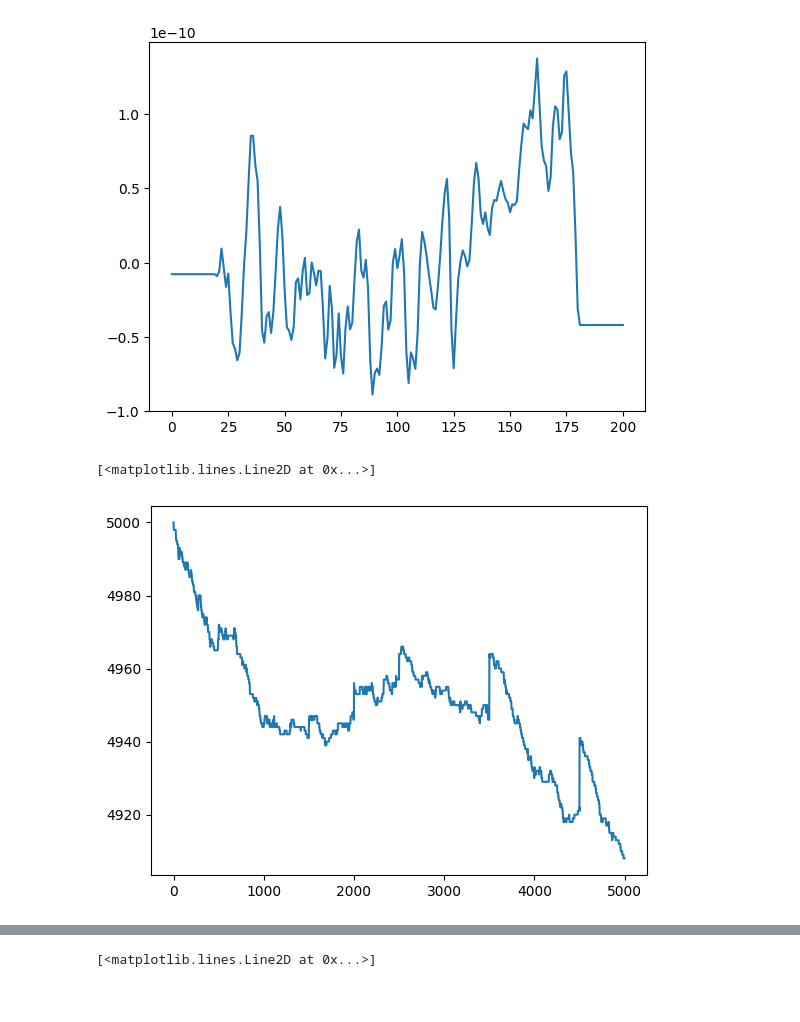
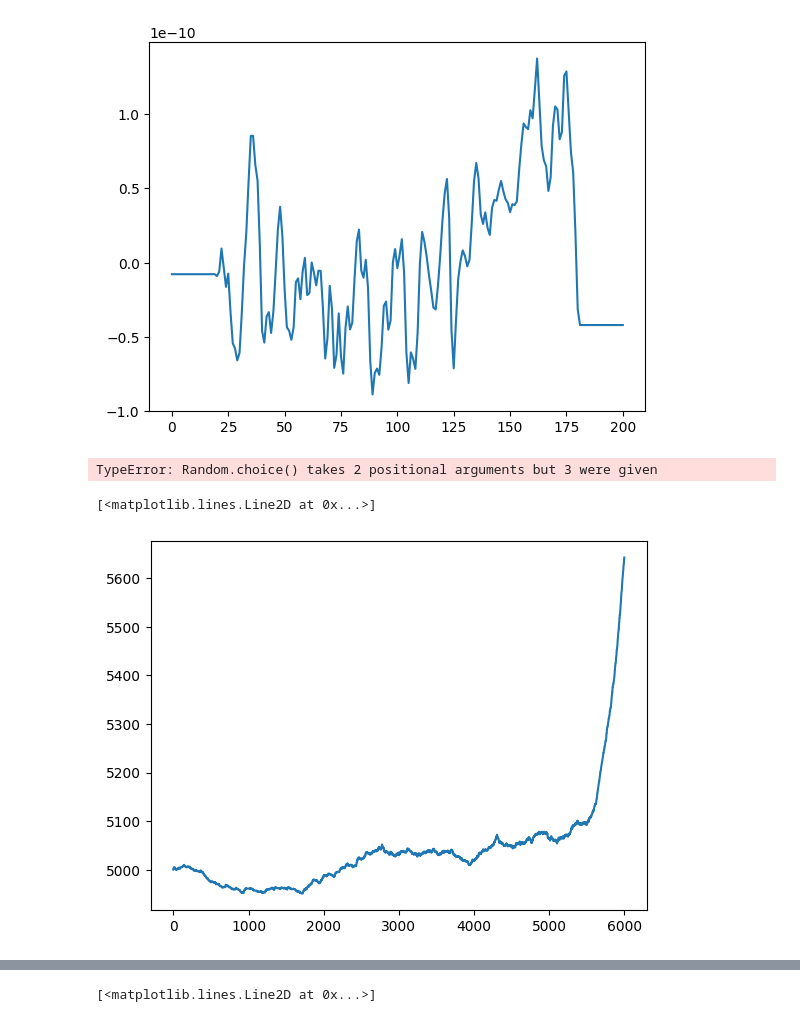
Before and after one commit to setupishe/PlasmaPython, a Jupyter notebook: results.ipynb, the cells around one changed output, grey strips where cells are left out. Drawn from its saved outputs; the diff is of its cells as text; code cells hidden in the pictures.

```diff
--- a/results.ipynb
+++ b/results.ipynb
@@ -134,18 +134,9 @@ N = np.sum(range_mask(electrons, n_range))
 # %%
 electrons_over_time = []
 # %%
-every_n_step = 500
+every_n_step = 1
-# %%
-def constant_flux(particles, N, integral, h, tau, n_range):
-    mask = range_mask(particles, n_range)
-    slc = particles[mask]
-    if slc.n_macro < N:
-        new_particles = Particles(N - slc.n_macro, particles.concentration,
-                                particles.q, particles.m)
-        new_particles.normalised = particles.normalised
-        new_particles.x = range_coordinates(n_range, mask)[:new_particles.n_macro]
-        set_distr(new_particles, integral, h, tau)
-        particles.add(new_particles)
+# %%
+rho_history = []
 # %%
 for t in tqdm(range(n)):
     try:
@@ -164,6 +155,7 @@ for t in tqdm(range(n)):
         for particles in wall.particles_lst:
             get_rho(nodes, particles)
 
+    rho_history.append(nodes.rho.copy())
     calc_fields(nodes, h, epsilon)
     phi_over_time.append(nodes.phi.copy())
     E_over_time.append(nodes.E.copy())
@@ -183,9 +175,11 @@ for t in tqdm(range(n)):
         set_distr(ions, i_integral, h, tau, n_range)
 
     if flux and t % every_n_step == 0 and t != 0:
-        constant_flux(electrons, N, e_integral, h, tau, n_range)
+        constant_flux(electrons, N, n_range)
+# %% [output]
+TypeError: Random.choice() takes 2 positional arguments but 3 were given
 # %%
-plt.plot(electrons_over_time)
+plt.plot(electrons_over_time[:6000])
 # %% [output]
 [<matplotlib.lines.Line2D at 0x...>]
-[figure, old version]
+[figure, new version]
```
Also changed, not shown: parts of 5 cells of this notebook, 4 other files.
